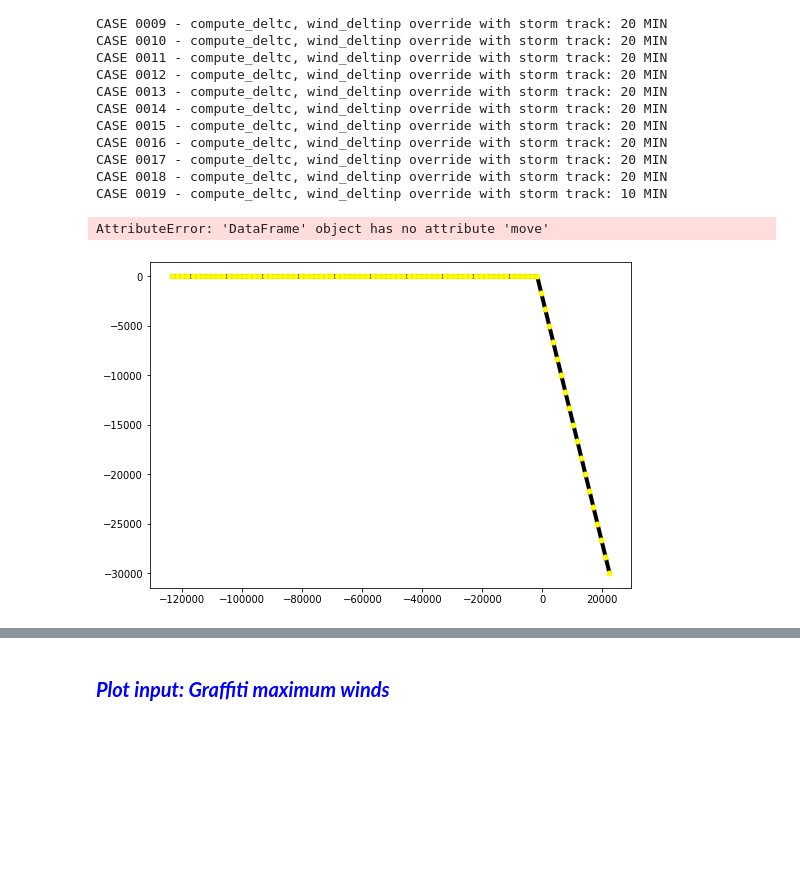
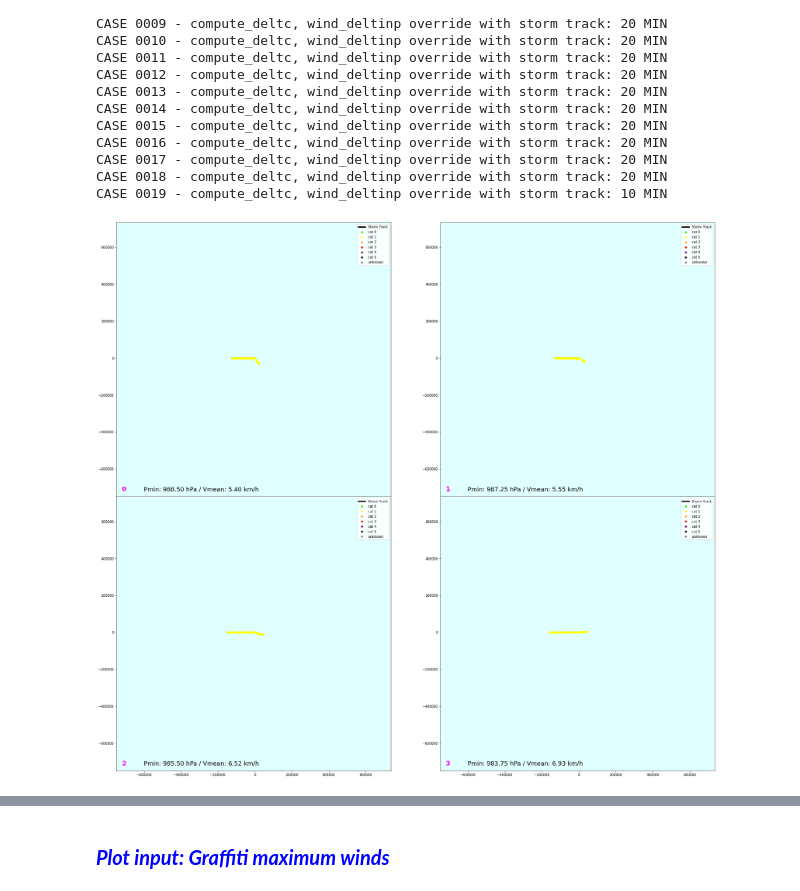
Before and after one commit to ripolln/hywaves, a Jupyter notebook: notebooks/hyswan/nb_04_demo_stopmotion.ipynb, the cells around one changed output, grey strips where cells are left out. Drawn from its saved outputs; the diff is of its cells as text; code cells hidden in the pictures; blank space fills up the shorter version.

Commit message:
demo notebooks test and updated

```diff
--- a/notebooks/hyswan/nb_04_demo_stopmotion.ipynb
+++ b/notebooks/hyswan/nb_04_demo_stopmotion.ipynb
@@ -82,7 +83,7 @@ storm = xr.open_dataset(op.join(p_input, 'storm_ibtracs_{0}_{1}.nc'.format(name,
 ##  **2. SWAN project**
 # %%
 p_proj = op.join(p_data, 'projects')  # swan projects main directory
-n_proj = 'nb_00_stopmotion'                  # project name
+n_proj = 'nb_04_demo'                 # project name
 
 sp = SwanProject(p_proj, n_proj)
 # %% [markdown]
@@ -148,8 +149,8 @@ input_params = {
     'set_convention': 'NAUTICAL',   # angle convention for wind/waves
     'set_cdcap': 2.5*10**-3,
 
-    'coords_mode': 'CARTESIAN',#'SPHERICAL',
-    'coords_projection': '',#'CCM',
+    'coords_mode': 'CARTESIAN',     # 'SPHERICAL',
+    'coords_projection': '',        # 'CCM',
 
     'boundw_jonswap': 3.3,
     'boundw_period': 'MEAN',
@@ -160,12 +161,7 @@ input_params = {
     'level_deltinp': '1 HR',
 
     'compute_deltc': '20 MIN',
-    'output_deltt': '1 HR',      # MUST BE MULTIPLE OF 'compute_deltc'
-
-#     'output_points_x': [187.2, 190.9459, 188.2099, 181.3700],    # Samoa, NE, SW, W
-#     'output_points_y': [-13.35, -9.0125, -18.6247, -18.6247],
-
-#     'output_points_spec': True,
+    'output_deltt': '1 HR',         # MUST BE MULTIPLE OF 'compute_deltc'
 
     'physics':[
         'WIND DRAG WU',
@@ -181,12 +177,19 @@ input_params = {
         'PROP BSBT',
     ],
 
-    'output_variables': ['HSIGN', 'DIR', 'PDIR', 'TM02', 'TPS', 'DSPR', 'WATLEV', 'WIND', 'OUT'],
+    'output_variables': ['HSIGN', 'WIND', 'PTHSIGN','PTRTP','PTWLEN','PTDIR','PTDSPR'],
 
-    'output_spec': True,  # Block output spectra: SPECOUT 'COMPGRID' SPEC2D ABS 'output_spec.nc' OUT 19900203.0400 20 MIN
-    'output_spec_deltt': '1 HR',
+    'output_points_x': [50000, 100000, 150000, 200000, 250000, 300000],
+    'output_points_y': [50000, 100000, 150000, 200000, 250000, 300000],
 
-#    'output_time_ini': 24,?????
+    'output_points_spec': True,
+
+    #'output_spec': True,  # Block output spectra: SPECOUT 'COMPGRID' SPEC2D ABS 'output_spec.nc' OUT 19900203.0400 20 MIN
+    #'output_spec_deltt': '1 HR',
+
+    #'output_time_ini_specout': 24,
+    #'output_time_ini_block': 12,
+    #'output_time_ini_table': 6,
 
 }
 sp.set_params(input_params)
@@ -261,6 +259,6 @@ st   # move(º) vf(kt) p0(mbar) vmax(kt)
 # %%
 # load pmin-vmax polynomial fitting coefficients
-xds_coef = xr.open_dataset(r'/media/administrador/Disco/GitLab/BlueMath/notebooks/ibtracs_coef_basins_centers.nc')
+xds_coef = xr.open_dataset(op.join(p_demo, 'ibtracs_coef_basins_centers.nc'))
 
 # generate stopmotion segments (warmup+target variables)
 d_vns_df = {
@@ -301,17 +300,20 @@ Index(['time', 'longitude', 'latitude', 'pressure', 'wind', 'rmw', 'pseg',
 # %%
-# st_list units: x(m), y(m), vf(kt), p0(mbar), vmax(kt), rmw(nmile), lat(º)
-st_list, we_list = stopmotion_interpolation(df_seg, st)
+# computational time step [min] following Vmean criteria:
+# if vmean < 20km/h  dt_comp=20'
+# if vmean > 20km/h  dt_comp=10'
 
-# [OPTIONAL] override SWAN storm case computational delta time (compute_deltc) parameter
 for i in range(len(st_list)):
     st_vmean = np.nanmean(st_list[i].vf.values)
 
     if st_vmean*1.852 < 20:      dt_comp = 20
     elif st_vmean*1.852 >= 20:   dt_comp = 10
 
+    # override SWAN storm case computational delta time
     st_list[i].attrs['override_dtcomp'] = '{0} MIN'.format(dt_comp)
-    st_list[i]['lon'] = st_list[i]['x']
-    st_list[i]['lat'] = st_list[i]['y']
+
+    # TODO: fix lon,lat - x,y duplication
+    #st_list[i]['lon'] = st_list[i]['x']
+    #st_list[i]['lat'] = st_list[i]['y']
 
     st_list[i].x0 = 0
     st_list[i].y0 = 0
@@ -416,6 +365,5 @@ CASE 0019 - compute_deltc, wind_deltinp override with storm track: 10 MIN
 # %%
-plot_matrix_input(sp, storm_track_list=st_list, case_ini=0, case_end=20);
+plot_matrix_input(sp, storm_track_list=st_list, case_ini=0, case_end=4);
 # %% [output]
-AttributeError: 'DataFrame' object has no attribute 'move'
-[figure, old version]
+[figure, new version]
 # %%
```
Also changed, not shown: parts of 51 cells of this notebook, 1 other file.
